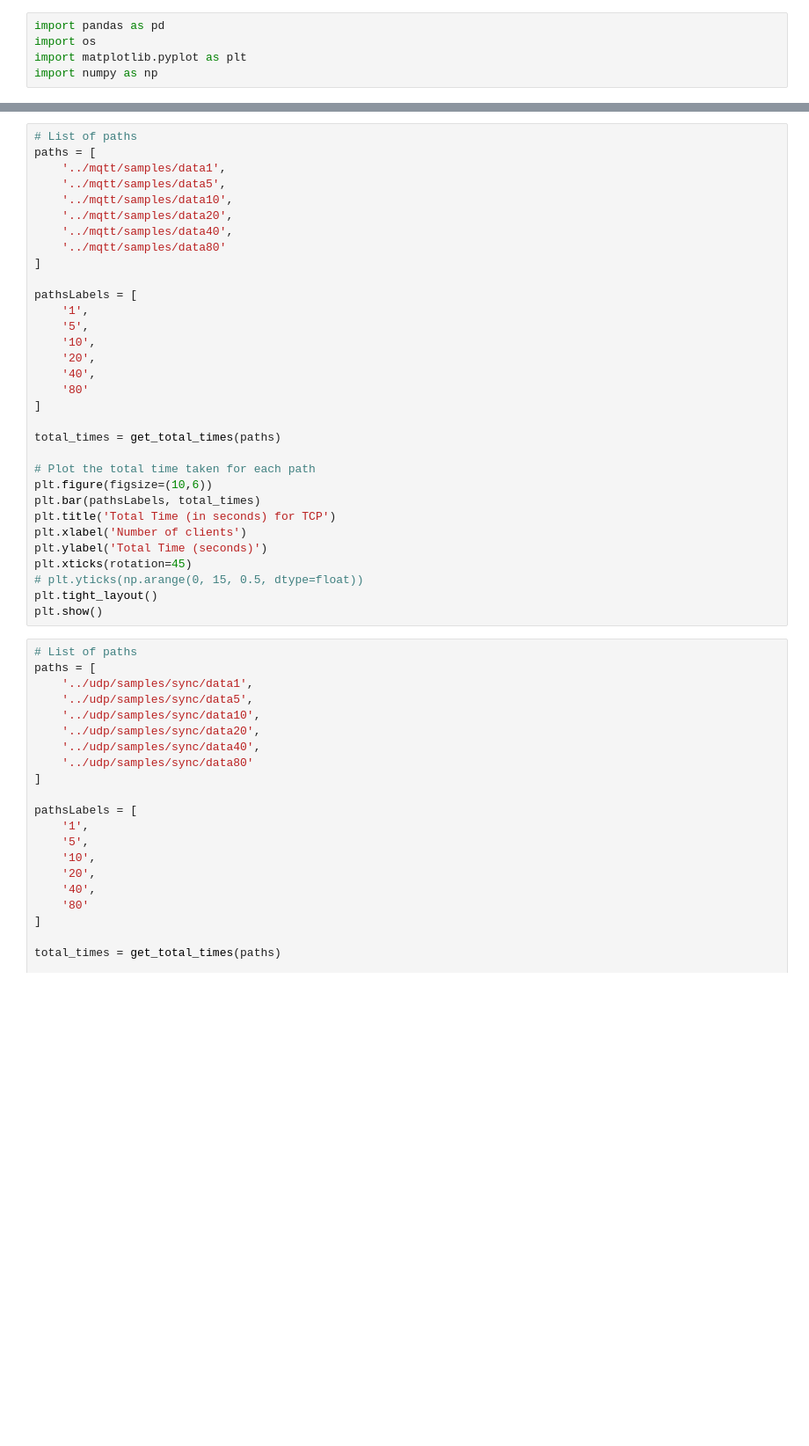
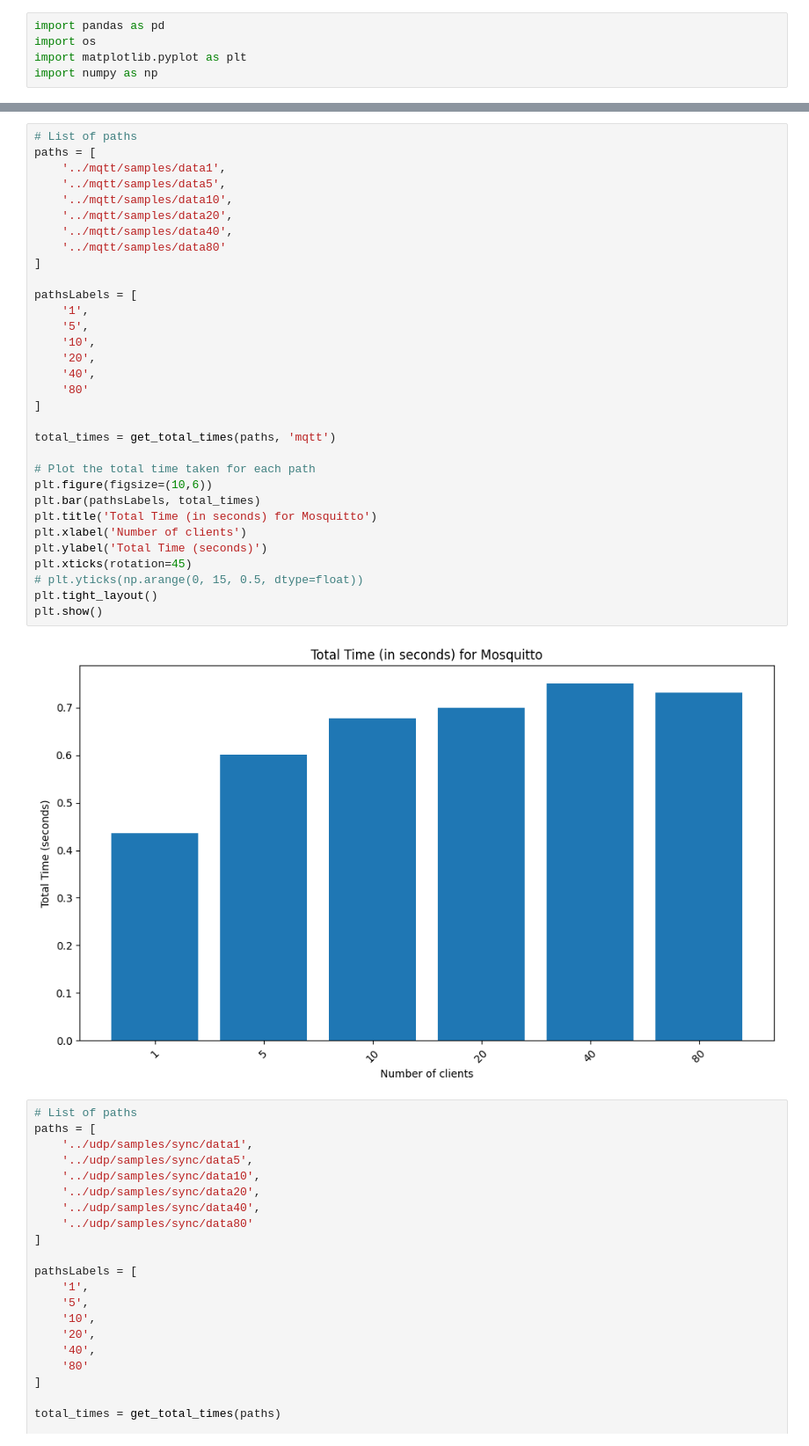
Before and after one commit to arthurbm/distributed-concurrent-programming, a Jupyter notebook: app/benchmark/main.ipynb, the cells around one changed output, grey strips where cells are left out. Shown at 88% size. Saved outputs shown, nothing was run; the diff lists cells and outputs as text; blank space fills up the shorter version.

```diff
--- a/app/benchmark/main.ipynb
+++ b/app/benchmark/main.ipynb
@@ -73,35 +73,37 @@ plt.show()
 # %%
 # List of paths
 paths = [
     '../mqtt/samples/data1',
     '../mqtt/samples/data5',
     '../mqtt/samples/data10',
     '../mqtt/samples/data20',
     '../mqtt/samples/data40',
     '../mqtt/samples/data80'
 ]
 
 pathsLabels = [
     '1',
     '5',
     '10',
     '20',
     '40',
     '80'
 ]
 
-total_times = get_total_times(paths)
+total_times = get_total_times(paths, 'mqtt')
 
 # Plot the total time taken for each path
 plt.figure(figsize=(10,6))
 plt.bar(pathsLabels, total_times)
-plt.title('Total Time (in seconds) for TCP')
+plt.title('Total Time (in seconds) for Mosquitto')
 plt.xlabel('Number of clients')
 plt.ylabel('Total Time (seconds)')
 plt.xticks(rotation=45)
 # plt.yticks(np.arange(0, 15, 0.5, dtype=float))
 plt.tight_layout()
 plt.show()
+# %% [output]
+[figure, added]
 # %%
 # List of paths
 paths = [
```
Also changed, not shown: parts of 3 cells of this notebook, 12 other files.
